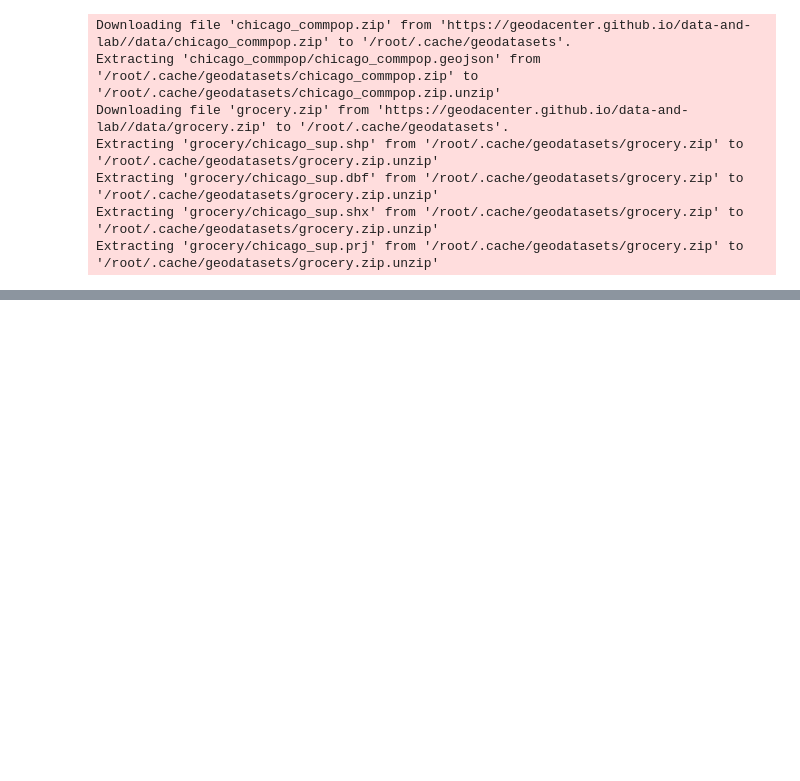
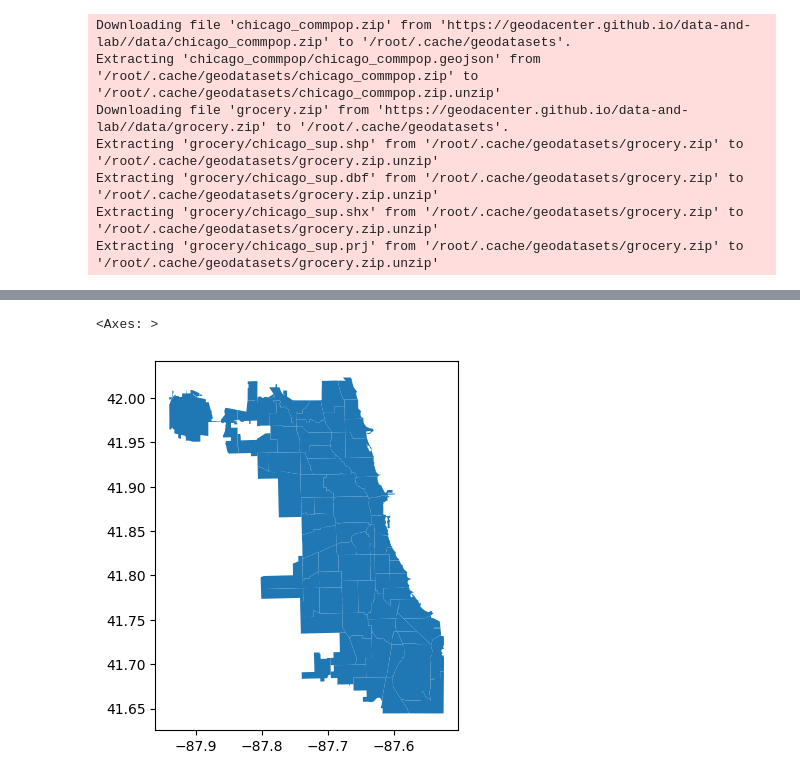
Before and after one commit to BimalGhimire38/Extra_Python_Stuffs, a Jupyter notebook: Creating_Maps_with_Geopandas.ipynb, the cells around one changed output, grey strips where cells are left out. Cells and saved outputs as stored; diff of their text form; code cells hidden in the pictures; blank space fills up the shorter version.

```diff
--- a/Creating_Maps_with_Geopandas.ipynb
+++ b/Creating_Maps_with_Geopandas.ipynb
@@ -41,3 +41,8 @@ chicago.head()
 | 2 | FULLER PARK | 37 | 2876 | 3420 | -544 | -15.906433 | 0 | 1 | MULTIPOLYGON (((-87.6288 41.80189... |
 | 3 | GRAND BOULEVARD | 38 | 21929 | 28006 | -6077 | -21.698922 | 0 | 1 | MULTIPOLYGON (((-87.60671 41.8168... |
 | 4 | KENWOOD | 39 | 17841 | 18363 | -522 | -2.842673 | 0 | 1 | MULTIPOLYGON (((-87.59215 41.8169... |
+# %%
+chicago.plot()
+# %% [output]
+<Axes: >
+[figure, added]
```
Also changed, not shown: parts of 4 cells of this notebook.
